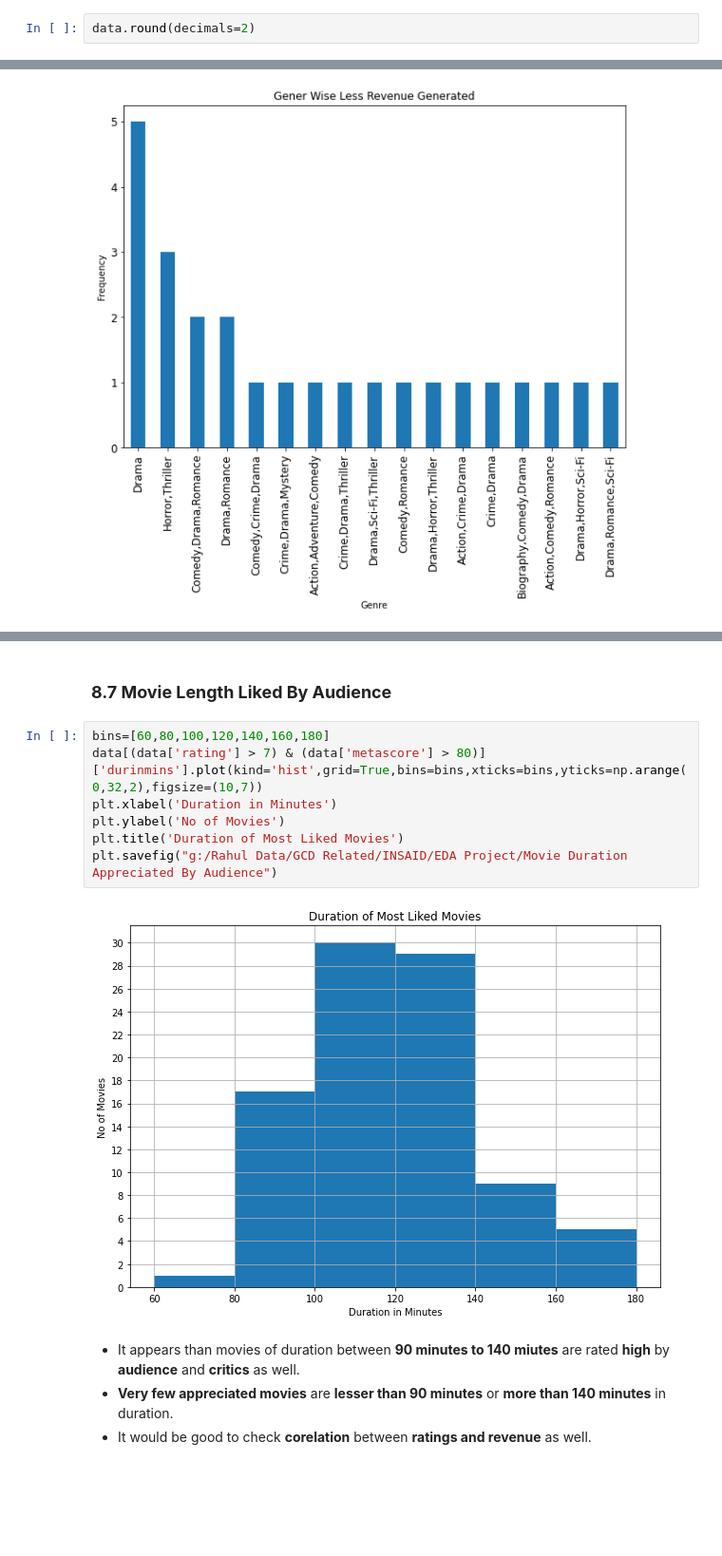
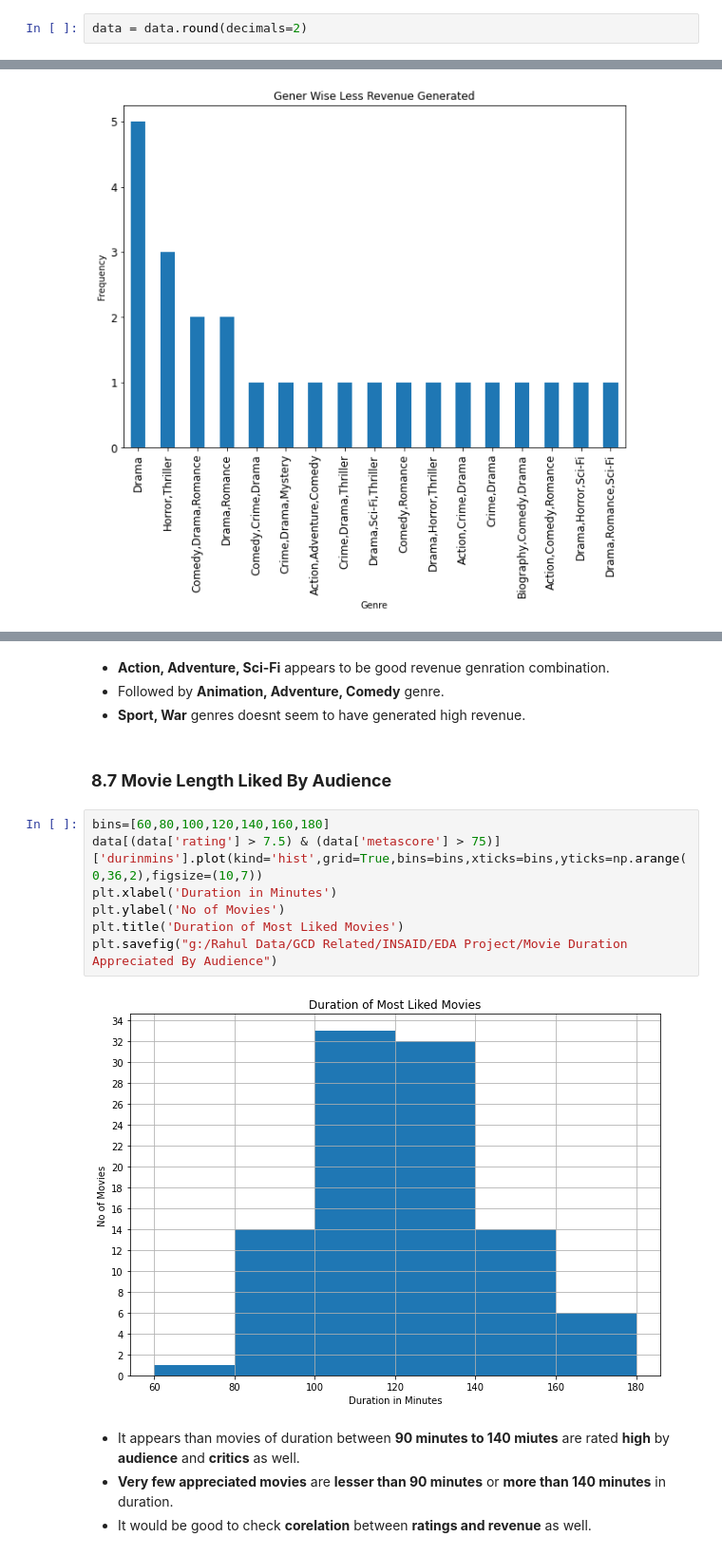
Before and after one commit to meetrahula/INSAID-EDA-Project, a Jupyter notebook: EDA Movies Dataset.ipynb, the cells around one changed output, grey strips where cells are left out. Shown at 95% size. Drawn from its saved outputs; the diff is of its cells as text; blank space fills up the shorter version.

```diff
--- a/EDA Movies Dataset.ipynb
+++ b/EDA Movies Dataset.ipynb
@@ -456,4 +479,4 @@ data['yr'] = data['year'].dt.year
 # %% [markdown]
 - Finally all the **float** numbers will be converted to **two decimals** for ease of operations with the help of **round()** method.
 # %%
-data.round(decimals=2)
+data = data.round(decimals=2)
@@ -660,15 +715,19 @@ plt.savefig("g:/Rahul Data/GCD Related/INSAID/EDA Project/Genre Wise Movies Gene
+# %% [markdown]
+- **Action, Adventure, Sci-Fi** appears to be good revenue genration combination.
+- Followed by  **Animation, Adventure, Comedy** genre.
+- **Sport, War** genres doesnt seem to have generated high revenue.
 # %% [markdown]
 <a id = Section87></a>
 ### **8.7 Movie Length Liked By Audience**
 # %%
 bins=[60,80,100,120,140,160,180]
-data[(data['rating'] > 7) & (data['metascore'] > 80)]['durinmins'].plot(kind='hist',grid=True,bins=bins,xticks=bins,yticks=np.arange(0,32,2),figsize=(10,7))
+data[(data['rating'] > 7.5) & (data['metascore'] > 75)]['durinmins'].plot(kind='hist',grid=True,bins=bins,xticks=bins,yticks=np.arange(0,36,2),figsize=(10,7))
 plt.xlabel('Duration in Minutes')
 plt.ylabel('No of Movies')
 plt.title('Duration of Most Liked Movies')
 plt.savefig("g:/Rahul Data/GCD Related/INSAID/EDA Project/Movie Duration Appreciated By Audience")
 # %% [output]
-[figure, old version]
+[figure, new version]
 # %% [markdown]
 - It appears than movies of duration between **90 minutes to 140 miutes** are rated **high** by **audience** and **critics** as well.
 - **Very few appreciated movies** are **lesser than 90 minutes** or **more than 140 minutes** in duration.
```
Also changed, not shown: parts of 36 cells of this notebook.
